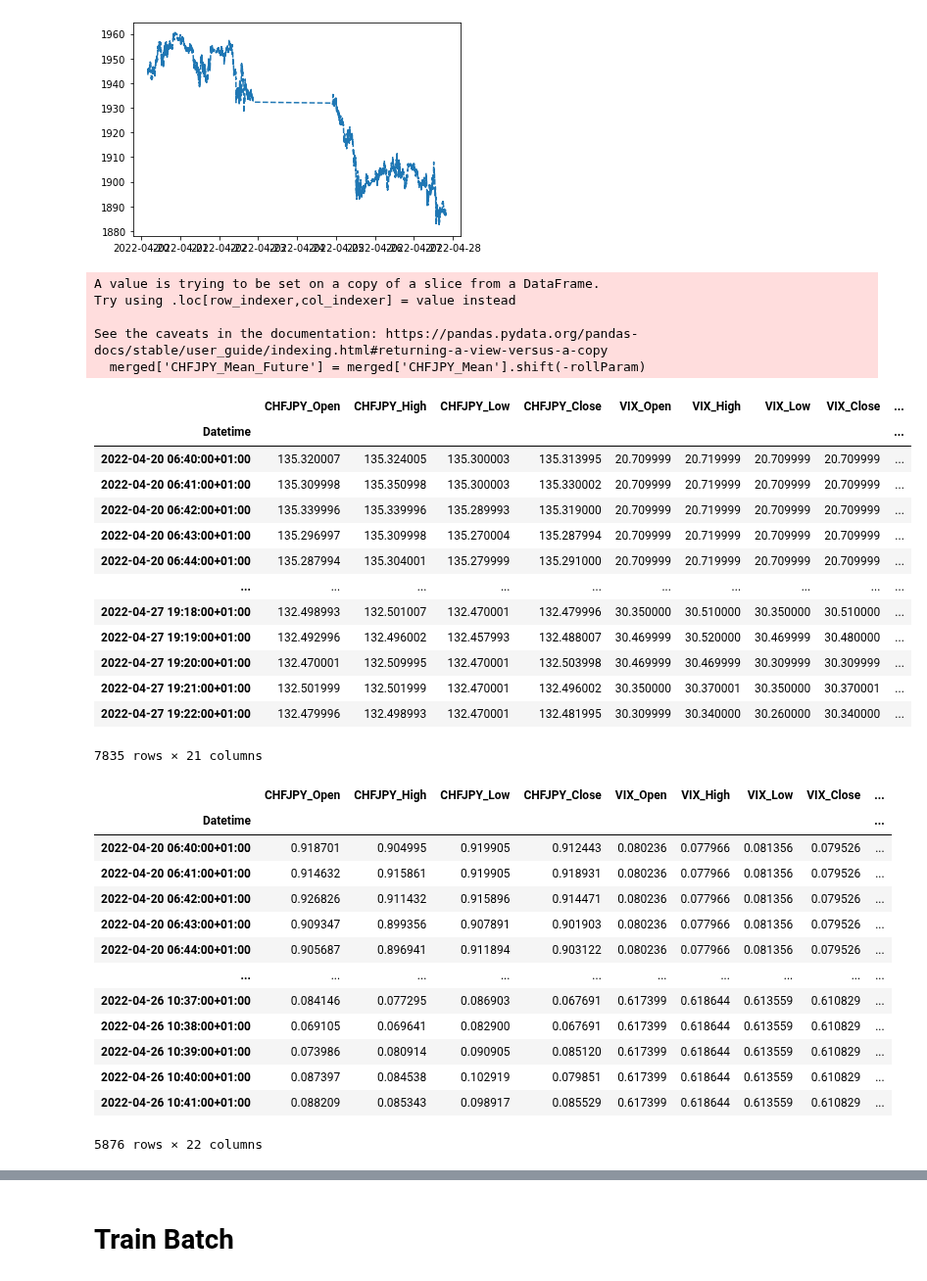
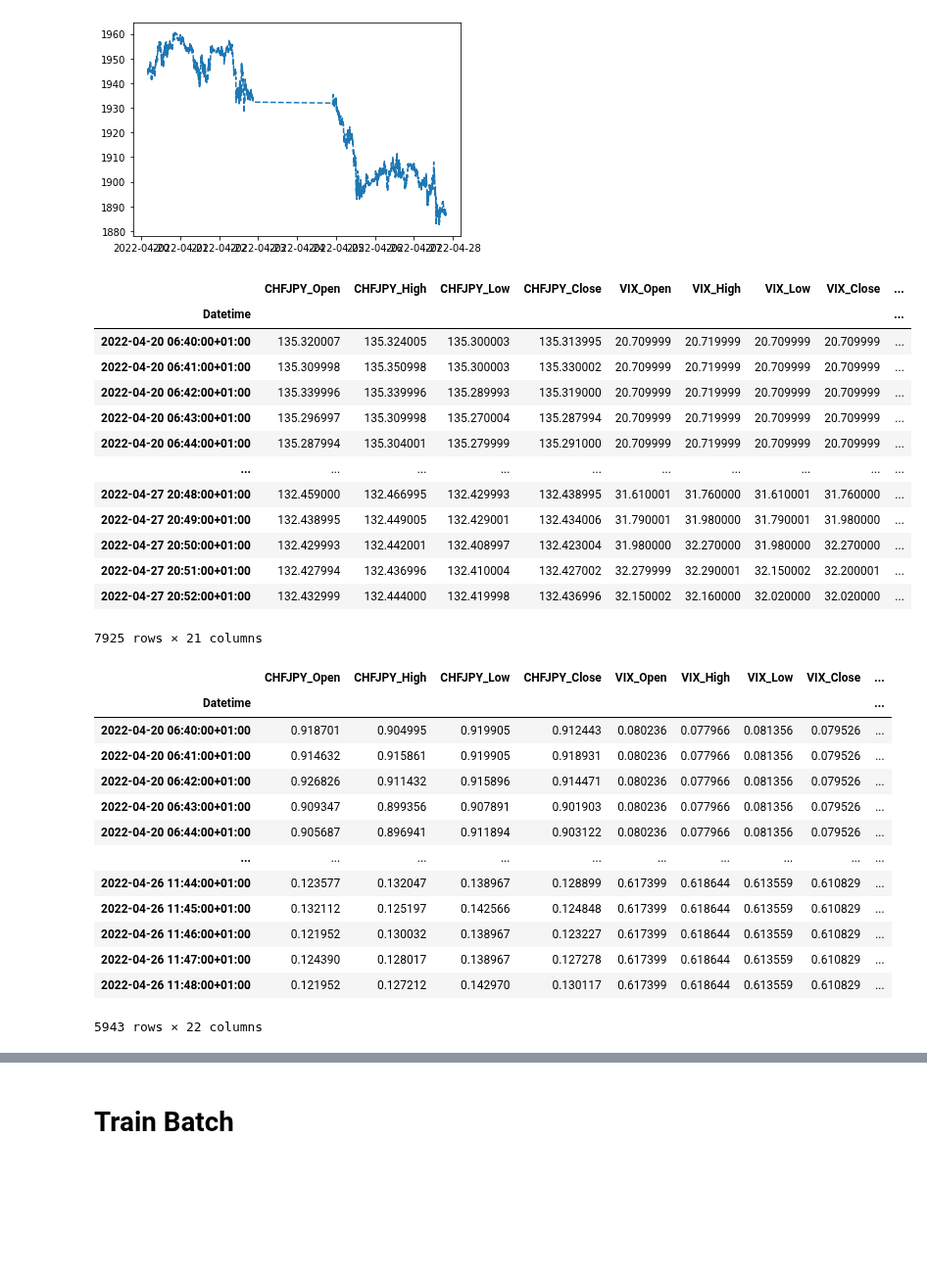
Before and after one commit to Molozey/algo-andrii, a Jupyter notebook: meanPrediction/mainTesting.ipynb, the cells around one changed output, grey strips where cells are left out. Shown at 98% size. Saved outputs shown, nothing was run; the diff lists cells and outputs as text; code cells hidden in the pictures; blank space fills up the shorter version.

```diff
--- a/meanPrediction/mainTesting.ipynb
+++ b/meanPrediction/mainTesting.ipynb
@@ -130,54 +131,51 @@ merged = merged.merge(GOLD, left_index=True, right_index=True, how='left')
 nan = np.any(merged.isna(), axis=1)
 nan = nan.where(np.logical_not(nan)).first_valid_index()
 merged = merged.loc[nan:]
 merged['FiniteGOLDData'] = np.any(merged.isna(), axis=1)[nan:]
 merged[GOLD.columns] = merged[GOLD.columns].fillna(method='ffill')
 merged.drop(['CHFJPY_Volume', 'CHFJPY_Dividends',
              'CHFJPY_Stock Splits', 'VIX_Volume', 'VIX_Dividends', 'VIX_Stock Splits',
              'GOLD_Stock Splits', 'GOLD_Dividends', 'GOLD_Volume'],
             axis=1, inplace=True)
 
 del nan
 # Create Mean by rolling on rollParam value.
 rollParam = 100
 CHFJPY_roll = merged.rolling(rollParam)['CHFJPY_Open']
 merged['CHFJPY_Vol'] = CHFJPY_roll.std()
 merged['CHFJPY_Mean'] = CHFJPY_roll.mean()
 
 VIX_roll = merged.rolling(rollParam)['VIX_Open']
 merged['VIX_Vol'] = VIX_roll.std()
 merged['VIX_Mean'] = VIX_roll.mean()
 
 GOLD_roll = merged.rolling(rollParam)['GOLD_Open']
 merged['GOLD_Vol'] = GOLD_roll.std()
 merged['GOLD_Mean'] = GOLD_roll.mean()
 
 merged = merged.iloc[rollParam:]
-merged['CHFJPY_Mean_Future'] = merged['CHFJPY_Mean'].shift(-rollParam)
-merged = merged.iloc[:-rollParam]
+
+predictionMean = 10
+merged['CHFJPY_Mean_Future'] = merged['CHFJPY_Mean'].shift(-predictionMean)
+merged = merged.iloc[:-predictionMean]
 del CHFJPY_roll, VIX_roll, GOLD_roll
 
 merged
 # %% [output]
+|  | CHFJPY_Open | CHFJPY_High | CHFJPY_Low | CHFJPY_Close | VIX_Open | VIX_High | VIX_Low | VIX_Close | ... |
+| Datetime |  |  |  |  |  |  |  |  | ... |
+| 2022-04-20 06:40:00+01:00 | 135.320007 | 135.324005 | 135.300003 | 135.313995 | 20.709999 | 20.719999 | 20.709999 | 20.709999 | ... |
+| 2022-04-20 06:41:00+01:00 | 135.309998 | 135.350998 | 135.300003 | 135.330002 | 20.709999 | 20.719999 | 20.709999 | 20.709999 | ... |
+| 2022-04-20 06:42:00+01:00 | 135.339996 | 135.339996 | 135.289993 | 135.319000 | 20.709999 | 20.719999 | 20.709999 | 20.709999 | ... |
+| 2022-04-20 06:43:00+01:00 | 135.296997 | 135.309998 | 135.270004 | 135.287994 | 20.709999 | 20.719999 | 20.709999 | 20.709999 | ... |
+| 2022-04-20 06:44:00+01:00 | 135.287994 | 135.304001 | 135.279999 | 135.291000 | 20.709999 | 20.719999 | 20.709999 | 20.709999 | ... |
+| ... | ... | ... | ... | ... | ... | ... | ... | ... | ... |
+| 2022-04-27 20:48:00+01:00 | 132.459000 | 132.466995 | 132.429993 | 132.438995 | 31.610001 | 31.760000 | 31.610001 | 31.760000 | ... |
+| 2022-04-27 20:49:00+01:00 | 132.438995 | 132.449005 | 132.429001 | 132.434006 | 31.790001 | 31.980000 | 31.790001 | 31.980000 | ... |
+| 2022-04-27 20:50:00+01:00 | 132.429993 | 132.442001 | 132.408997 | 132.423004 | 31.980000 | 32.270000 | 31.980000 | 32.270000 | ... |
+| 2022-04-27 20:51:00+01:00 | 132.427994 | 132.436996 | 132.410004 | 132.427002 | 32.279999 | 32.290001 | 32.150002 | 32.200001 | ... |
+| 2022-04-27 20:52:00+01:00 | 132.432999 | 132.444000 | 132.419998 | 132.436996 | 32.150002 | 32.160000 | 32.020000 | 32.020000 | ... |
-A value is trying to be set on a copy of a slice from a DataFrame.
-Try using .loc[row_indexer,col_indexer] = value instead
-
-See the caveats in the documentation: https://pandas.pydata.org/pandas-docs/stable/user_guide/indexing.html#returning-a-view-versus-a-copy
-  merged['CHFJPY_Mean_Future'] = merged['CHFJPY_Mean'].shift(-rollParam)
+7925 rows × 21 columns
-|  | CHFJPY_Open | CHFJPY_High | CHFJPY_Low | CHFJPY_Close | VIX_Open | VIX_High | VIX_Low | VIX_Close | ... |
-| Datetime |  |  |  |  |  |  |  |  | ... |
-| 2022-04-20 06:40:00+01:00 | 135.320007 | 135.324005 | 135.300003 | 135.313995 | 20.709999 | 20.719999 | 20.709999 | 20.709999 | ... |
-| 2022-04-20 06:41:00+01:00 | 135.309998 | 135.350998 | 135.300003 | 135.330002 | 20.709999 | 20.719999 | 20.709999 | 20.709999 | ... |
-| 2022-04-20 06:42:00+01:00 | 135.339996 | 135.339996 | 135.289993 | 135.319000 | 20.709999 | 20.719999 | 20.709999 | 20.709999 | ... |
-| 2022-04-20 06:43:00+01:00 | 135.296997 | 135.309998 | 135.270004 | 135.287994 | 20.709999 | 20.719999 | 20.709999 | 20.709999 | ... |
-| 2022-04-20 06:44:00+01:00 | 135.287994 | 135.304001 | 135.279999 | 135.291000 | 20.709999 | 20.719999 | 20.709999 | 20.709999 | ... |
-| ... | ... | ... | ... | ... | ... | ... | ... | ... | ... |
-| 2022-04-27 19:18:00+01:00 | 132.498993 | 132.501007 | 132.470001 | 132.479996 | 30.350000 | 30.510000 | 30.350000 | 30.510000 | ... |
-| 2022-04-27 19:19:00+01:00 | 132.492996 | 132.496002 | 132.457993 | 132.488007 | 30.469999 | 30.520000 | 30.469999 | 30.480000 | ... |
-| 2022-04-27 19:20:00+01:00 | 132.470001 | 132.509995 | 132.470001 | 132.503998 | 30.469999 | 30.469999 | 30.309999 | 30.309999 | ... |
-| 2022-04-27 19:21:00+01:00 | 132.501999 | 132.501999 | 132.470001 | 132.496002 | 30.350000 | 30.370001 | 30.350000 | 30.370001 | ... |
-| 2022-04-27 19:22:00+01:00 | 132.479996 | 132.498993 | 132.470001 | 132.481995 | 30.309999 | 30.340000 | 30.260000 | 30.340000 | ... |
-7835 rows × 21 columns
 # %%
 # merged['Target'] = 1 if (merged['CHFJPY_Mean_Future'] > merged['CHFJPY_Mean']) else 0
 merged['Target'] = merged.apply(lambda x: 1 if x.CHFJPY_Mean_Future > x['CHFJPY_Mean'] else 0, axis=1)
@@ -195,12 +193,12 @@ train
 | 2022-04-20 06:43:00+01:00 | 0.909347 | 0.899356 | 0.907891 | 0.901903 | 0.080236 | 0.077966 | 0.081356 | 0.079526 | ... |
 | 2022-04-20 06:44:00+01:00 | 0.905687 | 0.896941 | 0.911894 | 0.903122 | 0.080236 | 0.077966 | 0.081356 | 0.079526 | ... |
 | ... | ... | ... | ... | ... | ... | ... | ... | ... | ... |
-| 2022-04-26 10:37:00+01:00 | 0.084146 | 0.077295 | 0.086903 | 0.067691 | 0.617399 | 0.618644 | 0.613559 | 0.610829 | ... |
-| 2022-04-26 10:38:00+01:00 | 0.069105 | 0.069641 | 0.082900 | 0.067691 | 0.617399 | 0.618644 | 0.613559 | 0.610829 | ... |
-| 2022-04-26 10:39:00+01:00 | 0.073986 | 0.080914 | 0.090905 | 0.085120 | 0.617399 | 0.618644 | 0.613559 | 0.610829 | ... |
-| 2022-04-26 10:40:00+01:00 | 0.087397 | 0.084538 | 0.102919 | 0.079851 | 0.617399 | 0.618644 | 0.613559 | 0.610829 | ... |
-| 2022-04-26 10:41:00+01:00 | 0.088209 | 0.085343 | 0.098917 | 0.085529 | 0.617399 | 0.618644 | 0.613559 | 0.610829 | ... |
+| 2022-04-26 11:44:00+01:00 | 0.123577 | 0.132047 | 0.138967 | 0.128899 | 0.617399 | 0.618644 | 0.613559 | 0.610829 | ... |
+| 2022-04-26 11:45:00+01:00 | 0.132112 | 0.125197 | 0.142566 | 0.124848 | 0.617399 | 0.618644 | 0.613559 | 0.610829 | ... |
+| 2022-04-26 11:46:00+01:00 | 0.121952 | 0.130032 | 0.138967 | 0.123227 | 0.617399 | 0.618644 | 0.613559 | 0.610829 | ... |
+| 2022-04-26 11:47:00+01:00 | 0.124390 | 0.128017 | 0.138967 | 0.127278 | 0.617399 | 0.618644 | 0.613559 | 0.610829 | ... |
+| 2022-04-26 11:48:00+01:00 | 0.121952 | 0.127212 | 0.142970 | 0.130117 | 0.617399 | 0.618644 | 0.613559 | 0.610829 | ... |
-5876 rows × 22 columns
+5943 rows × 22 columns
 # %%
 fig = plt.figure(figsize=(20,20))
 ax = fig.add_subplot(111)
```
Also changed, not shown: parts of 12 cells of this notebook.
